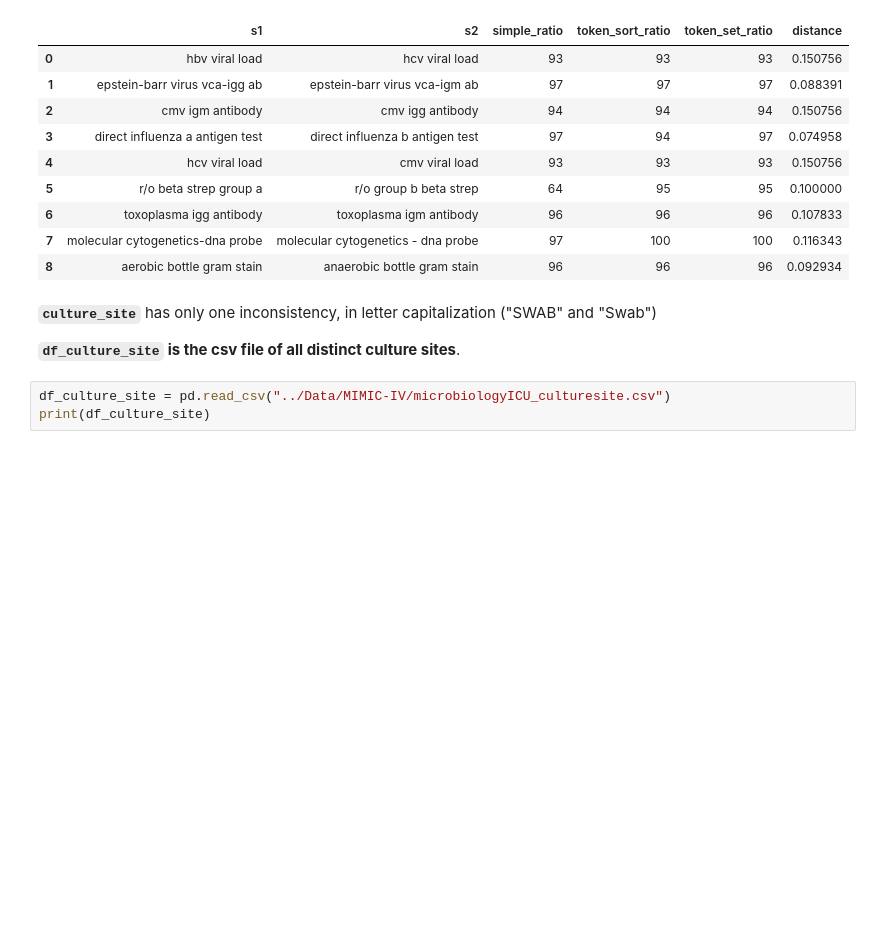
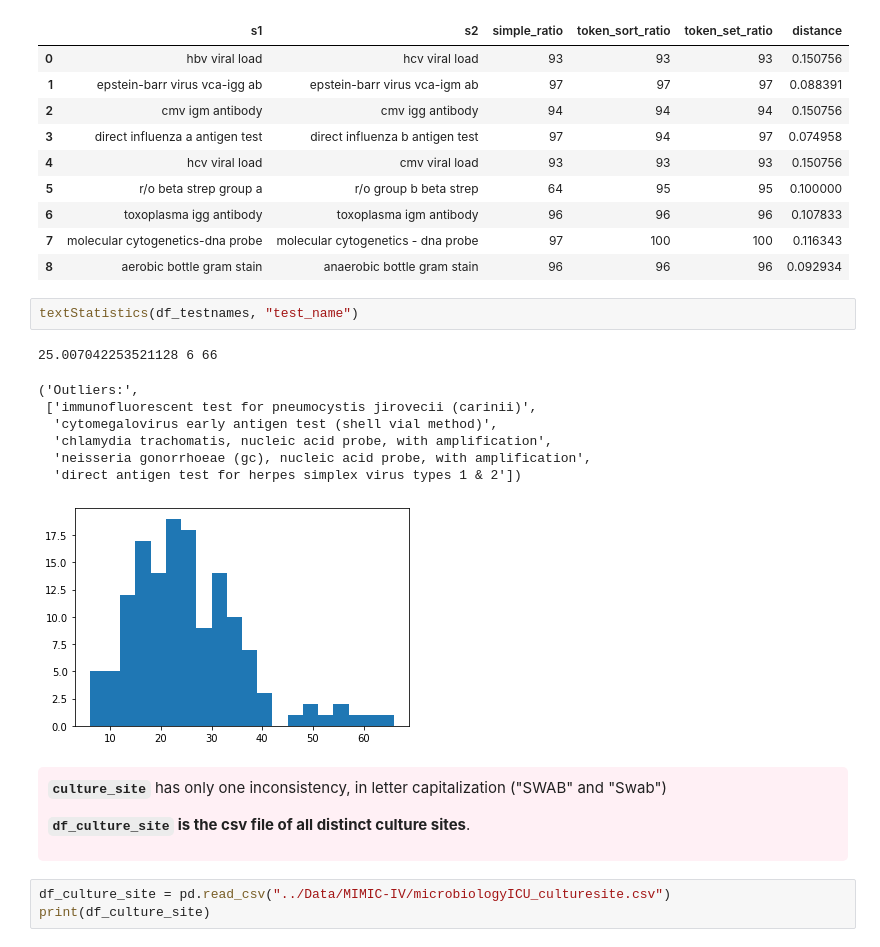
Before and after one commit to JoanneJegou/BachelorThesis, a Jupyter notebook: MIMIC-IV.ipynb, the cells around one changed output. Saved outputs shown, nothing was run; the diff lists cells and outputs as text; blank space fills up the shorter version.

```diff
--- a/MIMIC-IV.ipynb
+++ b/MIMIC-IV.ipynb
@@ -864,10 +1043,24 @@ detectTypos(df_testnames, "test_name")
 | 6 | toxoplasma igg antibody | toxoplasma igm antibody | 96 | 96 | 96 | 0.107833 |
 | 7 | molecular cytogenetics-dna probe | molecular cytogenetics - dna probe | 97 | 100 | 100 | 0.116343 |
 | 8 | aerobic bottle gram stain | anaerobic bottle gram stain | 96 | 96 | 96 | 0.092934 |
+# %%
+textStatistics(df_testnames, "test_name")
+# %% [output]
+25.007042253521128 6 66
+('Outliers:',
+ ['immunofluorescent test for pneumocystis jirovecii (carinii)',
+  'cytomegalovirus early antigen test (shell vial method)',
+  'chlamydia trachomatis, nucleic acid probe, with amplification',
+  'neisseria gonorrhoeae (gc), nucleic acid probe, with amplification',
+  'direct antigen test for herpes simplex virus types 1 & 2'])
+[figure, added]
 # %% [markdown]
+<div style="background-color: lavenderblush; padding: 10px; border-radius: 5px;">
+
 **`culture_site`** has only one inconsistency, in letter capitalization ("SWAB" and "Swab")
 
 **`df_culture_site` is the csv file of all distinct culture sites**.
+</div>
 # %%
 df_culture_site = pd.read_csv("../Data/MIMIC-IV/microbiologyICU_culturesite.csv")
 print(df_culture_site)
```
Also changed, not shown: parts of 204 cells of this notebook, 2 other files.
